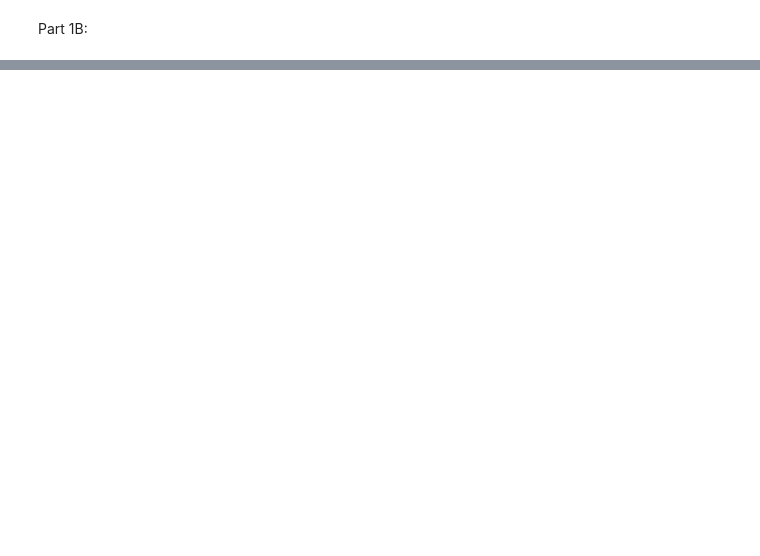
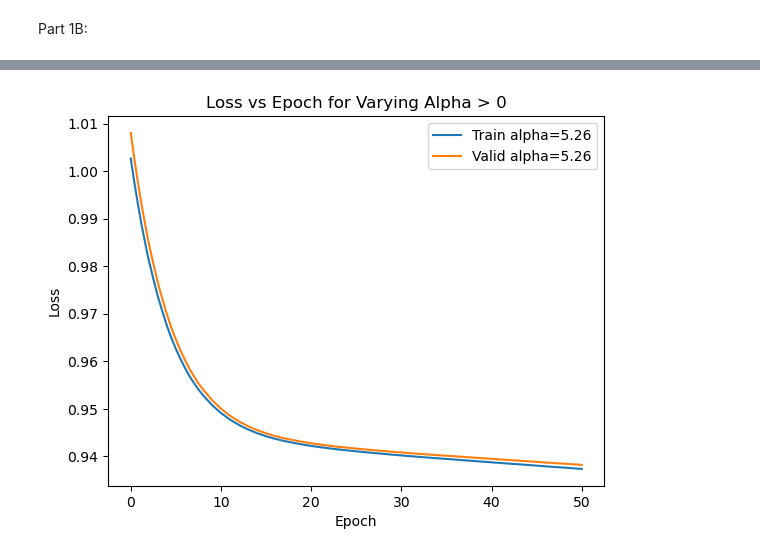
Before and after one commit to laviosa99/Project-B, a Jupyter notebook: Problem 1.ipynb, the cells around one changed output, grey strips where cells are left out. Drawn from its saved outputs; the diff is of its cells as text; code cells hidden in the pictures; blank space fills up the shorter version.

```diff
--- a/Problem 1.ipynb
+++ b/Problem 1.ipynb
@@ -135,0 +126,12 @@ print(f"Best alpha: {best_alpha}")
+# %%
+# Plotting varying alpha > 0
+
+plt.plot(model.trace_epoch, tr_loss_b[best_alpha_idx, :], label= 'Train alpha=' + str(round(best_alpha, 2)))
+plt.plot(model.trace_epoch, va_loss_b[best_alpha_idx, :], label= 'Valid alpha=' + str(round(best_alpha, 2)))
+plt.legend()
+plt.title(label='Loss vs Epoch for Varying Alpha > 0')
+plt.xlabel('Epoch')
+plt.ylabel('Loss')
+plt.show()
+# %% [output]
+[figure, added]
```
Also changed, not shown: parts of 13 cells of this notebook.
